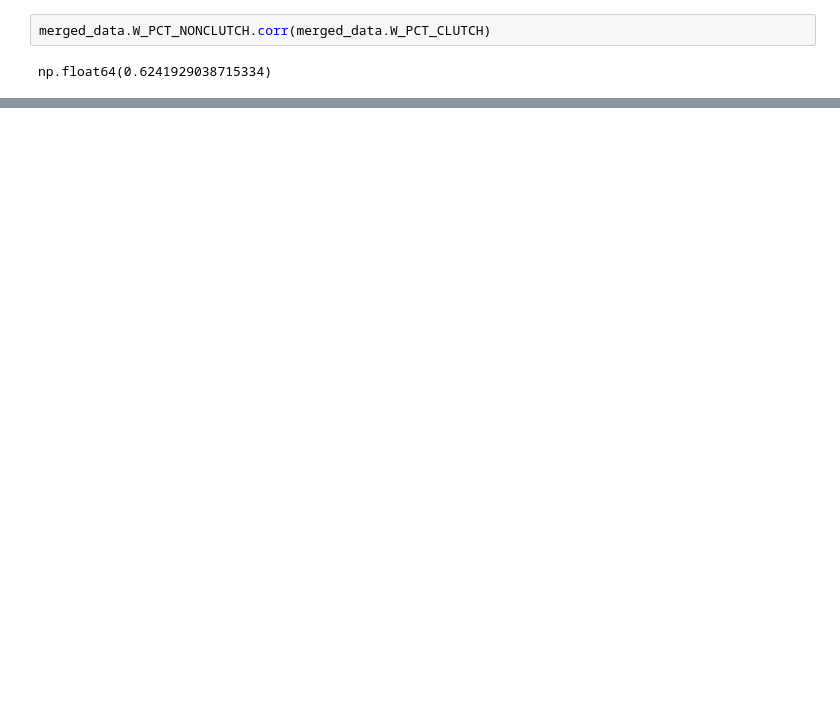
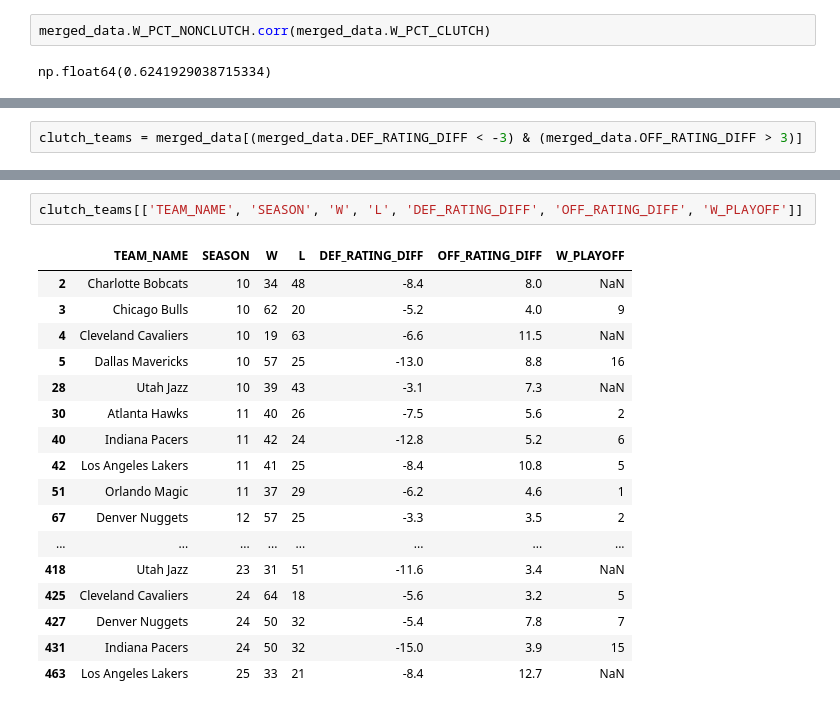
Before and after one commit to csdurfee/csdurfee.github.io, a Jupyter notebook: notebooks/nba-clutch-stats.ipynb, the cells around one changed output, grey strips where cells are left out. Cells and saved outputs as stored; diff of their text form; blank space fills up the shorter version.

```diff
--- a/notebooks/nba-clutch-stats.ipynb
+++ b/notebooks/nba-clutch-stats.ipynb
@@ -607,0 +559,2 @@ merged_data.W_PCT.hist()
+# %%
+clutch_teams = merged_data[(merged_data.DEF_RATING_DIFF < -3) & (merged_data.OFF_RATING_DIFF > 3)]
@@ -607,0 +581,20 @@ merged_data.W_PCT.hist()
+# %%
+clutch_teams[['TEAM_NAME', 'SEASON', 'W', 'L', 'DEF_RATING_DIFF', 'OFF_RATING_DIFF', 'W_PLAYOFF']]
+# %% [output]
+|  | TEAM_NAME | SEASON | W | L | DEF_RATING_DIFF | OFF_RATING_DIFF | W_PLAYOFF |
+| 2 | Charlotte Bobcats | 10 | 34 | 48 | -8.4 | 8.0 | NaN |
+| 3 | Chicago Bulls | 10 | 62 | 20 | -5.2 | 4.0 | 9 |
+| 4 | Cleveland Cavaliers | 10 | 19 | 63 | -6.6 | 11.5 | NaN |
+| 5 | Dallas Mavericks | 10 | 57 | 25 | -13.0 | 8.8 | 16 |
+| 28 | Utah Jazz | 10 | 39 | 43 | -3.1 | 7.3 | NaN |
+| 30 | Atlanta Hawks | 11 | 40 | 26 | -7.5 | 5.6 | 2 |
+| 40 | Indiana Pacers | 11 | 42 | 24 | -12.8 | 5.2 | 6 |
+| 42 | Los Angeles Lakers | 11 | 41 | 25 | -8.4 | 10.8 | 5 |
+| 51 | Orlando Magic | 11 | 37 | 29 | -6.2 | 4.6 | 1 |
+| 67 | Denver Nuggets | 12 | 57 | 25 | -3.3 | 3.5 | 2 |
+| ... | ... | ... | ... | ... | ... | ... | ... |
+| 418 | Utah Jazz | 23 | 31 | 51 | -11.6 | 3.4 | NaN |
+| 425 | Cleveland Cavaliers | 24 | 64 | 18 | -5.6 | 3.2 | 5 |
+| 427 | Denver Nuggets | 24 | 50 | 32 | -5.4 | 7.8 | 7 |
+| 431 | Indiana Pacers | 24 | 50 | 32 | -15.0 | 3.9 | 15 |
+| 463 | Los Angeles Lakers | 25 | 33 | 21 | -8.4 | 12.7 | NaN |
```
Also changed, not shown: parts of 25 cells of this notebook, 3 other files.
